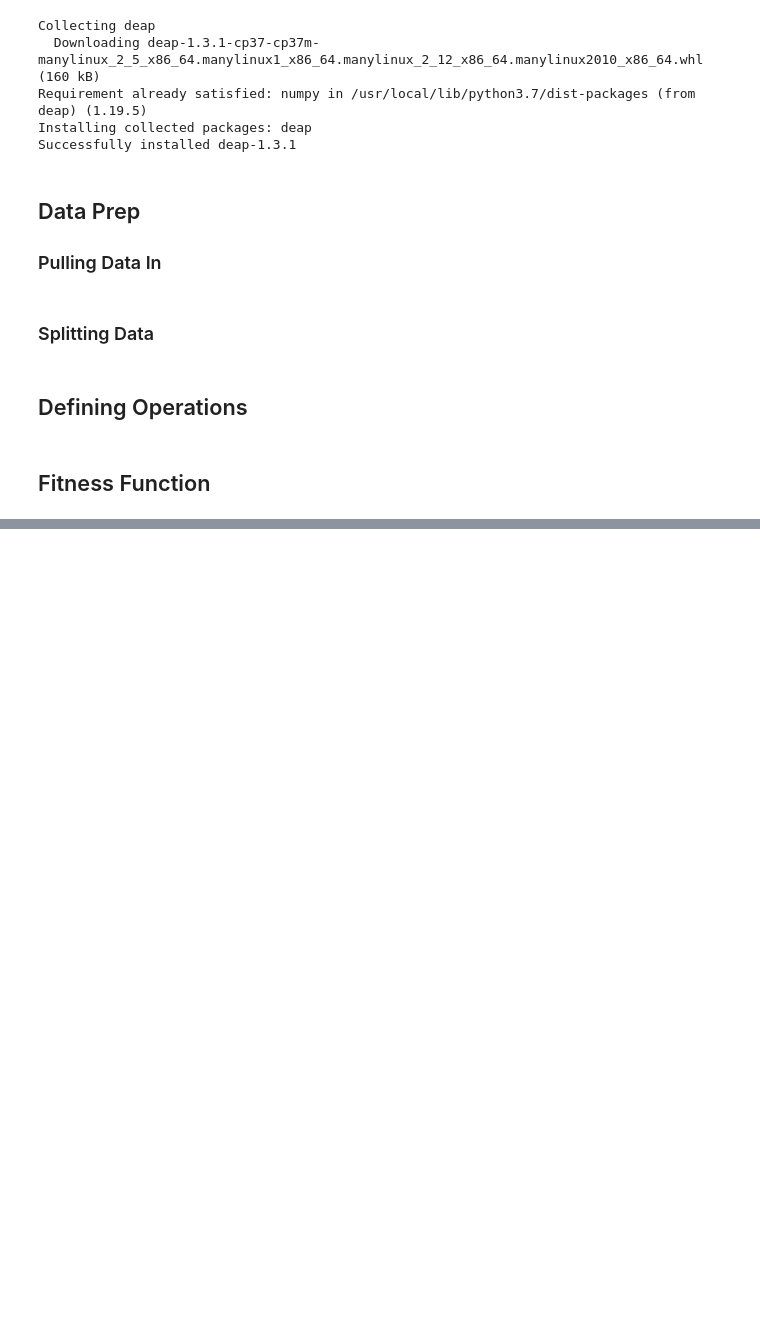
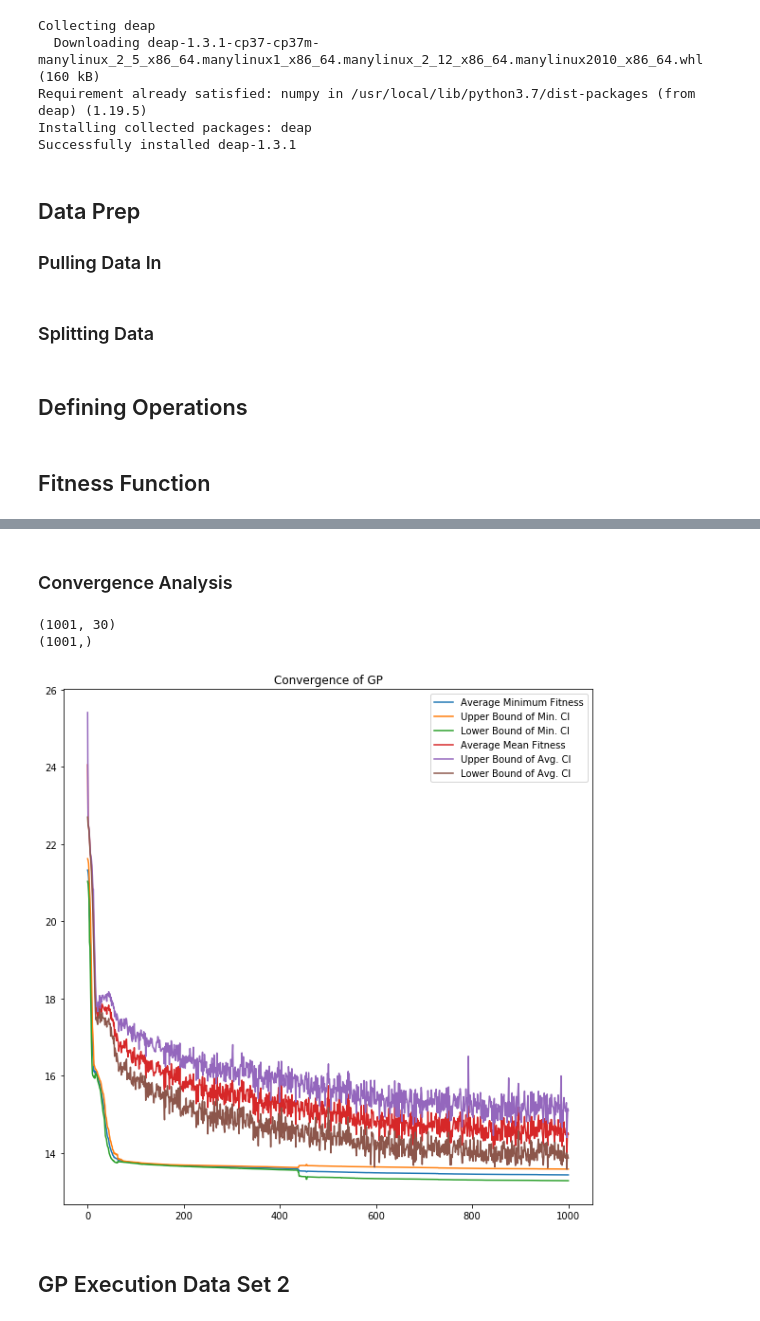
Before and after one commit to upadhyan/Symbolic-Regression, a Jupyter notebook: GP_Execution.ipynb, the cells around one changed output, grey strips where cells are left out. Drawn from its saved outputs; the diff is of its cells as text; code cells hidden in the pictures; blank space fills up the shorter version.

```diff
--- a/GP_Execution.ipynb
+++ b/GP_Execution.ipynb
@@ -106 +161,41 @@ def run_GP(data, population, num_gen, mut, xover):
+# %% [markdown]
+### Convergence Analysis
+# %%
+min_arr = np.array(mins)
+min_arr = min_arr.T
+print(min_arr.shape)
+min_mean_arr = np.mean(np.log(min_arr), axis = 1)
+print(min_mean_arr.shape)
+min_std_arr = np.std(np.log(min_arr), axis = 1)
+min_margin_of_error = min_std_arr * 2.756 / np.sqrt(30)
+min_upper_bound = min_mean_arr + min_margin_of_error
+min_lower_bound = min_mean_arr - min_margin_of_error
+
+avg_arr = np.array(means)
+avg_arr = avg_arr.T
+avg_mean_arr = np.mean(np.log(avg_arr), axis = 1)
+avg_std_arr = np.std(np.log(avg_arr), axis = 1)
+avg_margin_of_error = avg_std_arr * 2.756 / np.sqrt(30)
+avg_upper_bound = avg_mean_arr + avg_margin_of_error
+avg_lower_bound = avg_mean_arr - avg_margin_of_error
+
+plt.rcParams["figure.figsize"] = (10,10)
+
+plt.plot(range(len(mean_min_arr)), mean_min_arr, label = "Average Minimum Fitness")
+plt.plot(range(len(min_upper_bound)), min_upper_bound, label = "Upper Bound of Min. CI")
+plt.plot(range(len(min_lower_bound)), min_lower_bound, label = "Lower Bound of Min. CI")
+plt.plot(range(len(mean_min_arr)), avg_mean_arr, label = "Average Mean Fitness")
+plt.plot(range(len(mean_min_arr)), avg_upper_bound, label = "Upper Bound of Avg. CI")
+plt.plot(range(len(mean_min_arr)), avg_lower_bound, label = "Lower Bound of Avg. CI")
+
+
+plt.title("Convergence of GP")
+plt.legend()
+plt.show()
+# %% [output]
+(1001, 30)
+(1001,)
+[figure, added]
+# %% [markdown]
+## GP Execution Data Set 2
 # %%
```
Also changed, not shown: parts of 16 cells of this notebook.
